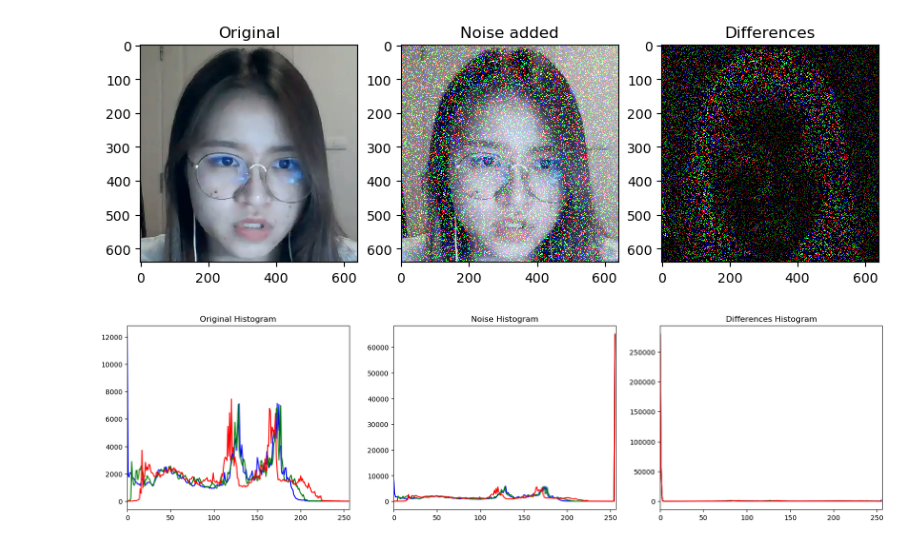
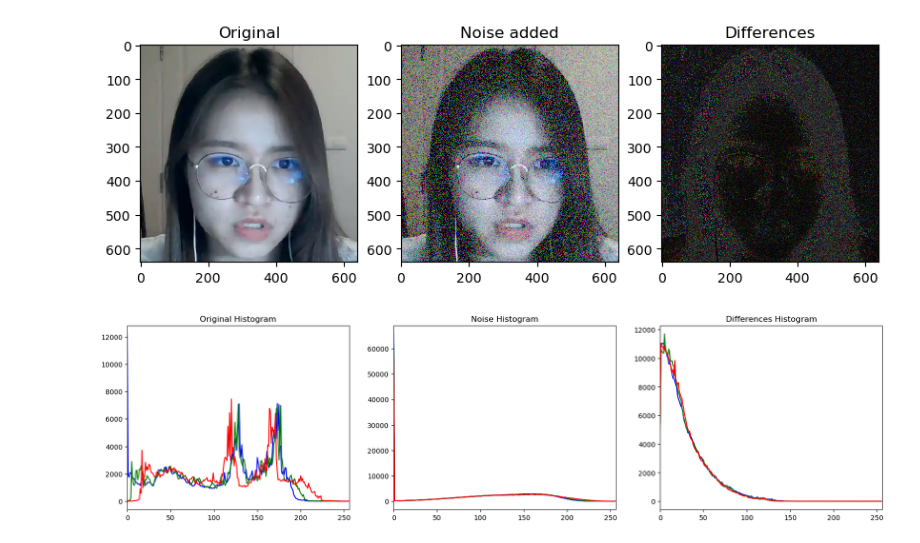
Before and after one commit to openVietAnh/ArtificialIntelligenceHomework, a Jupyter notebook: week6/imgProcessing.ipynb, the cells around one changed output. Drawn from its saved outputs; the diff is of its cells as text; code cells hidden in the pictures.

Commit message:
use RGB noise from GIMP

```diff
--- a/week6/imgProcessing.ipynb
+++ b/week6/imgProcessing.ipynb
@@ -34,14 +27,14 @@ def plot_histogram(images, names):
 
     plt.show()
 # %%
-# img = cv2.imread("input.png")
-img = cv2.imread("o.png")[...,::-1]
-noisy_img = add_noise(img)
+img_name = "input2"
+img = cv2.imread(img_name + ".png")[...,::-1]
+noisy_img = cv2.imread(img_name + "noise.png")[...,::-1]
 diff = cv2.absdiff(img, noisy_img)
 display_images([img, noisy_img, diff], ["Original", "Noise added", "Differences"])
 # %% [output]
-[figure, old version]
+[figure, new version]
 # %%
 plot_histogram([img, noisy_img, diff], ["Original Histogram", "Noise Histogram", "Differences Histogram"])
 # %% [output]
-[figure, old version]
+[figure, new version]
```
Also changed, not shown: parts of 5 cells of this notebook, 2 other files.
